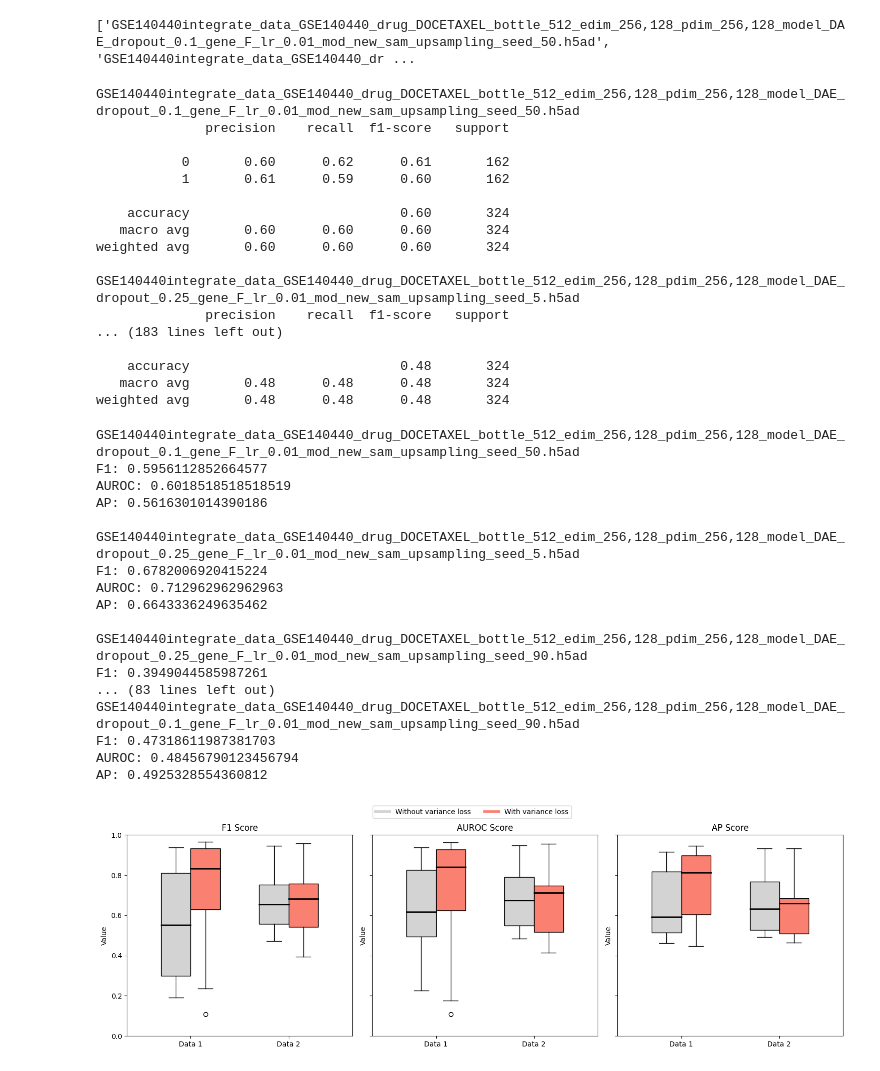
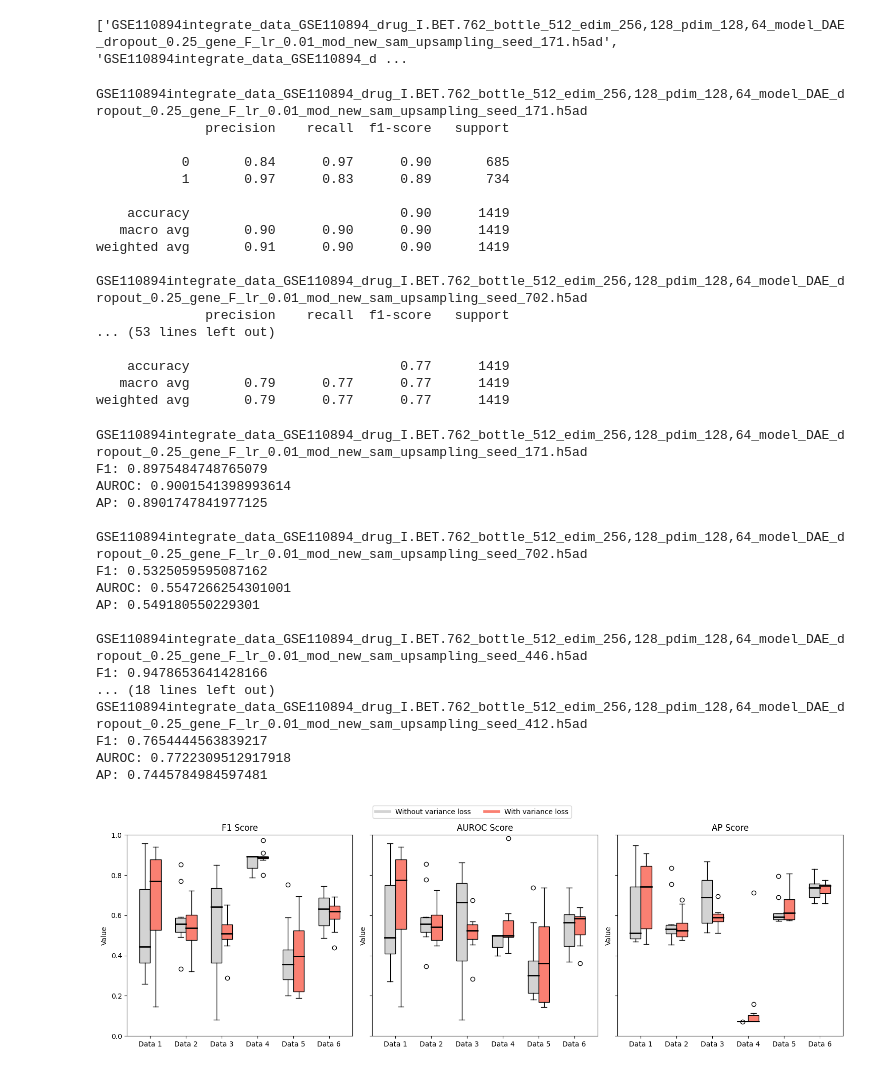
Before and after one commit to jonasburian/scDEAL, a Jupyter notebook: casestudy/variance.ipynb, the cells around one changed output. Saved outputs shown, nothing was run; the diff lists cells and outputs as text; code cells hidden in the pictures.

```diff
--- a/casestudy/variance.ipynb
+++ b/casestudy/variance.ipynb
@@ -5,12 +5,12 @@ from sklearn.metrics import f1_score, roc_auc_score, average_precision_score, cl
 import numpy as np
 import matplotlib.pyplot as plt
 # %%
-base = '../save/adata/GSE140440/'
+base = '../save/adata/'
 files = [f for f in os.listdir(base) if os.path.isfile(os.path.join(base, f))]
 
 print(files)
 # %% [output]
-['GSE140440integrate_data_GSE140440_drug_DOCETAXEL_bottle_512_edim_256,128_pdim_256,128_model_DAE_dropout_0.1_gene_F_lr_0.01_mod_new_sam_upsampling_seed_50.h5ad', 'GSE140440integrate_data_GSE140440_dr ...
+['GSE110894integrate_data_GSE110894_drug_I.BET.762_bottle_512_edim_256,128_pdim_128,64_model_DAE_dropout_0.25_gene_F_lr_0.01_mod_new_sam_upsampling_seed_171.h5ad', 'GSE110894integrate_data_GSE110894_d ...
 # %%
 for filename in files:
     print(filename)
@@ -19,25 +19,25 @@ for filename in files:
     sens_gt = grouth_truth = adata.obs['sensitive']
     sens_pred = adata.obs["sens_label"]
 
-    print(classification_report(sens_gt, sens_pred))
+    print(classification_report(sens_gt, sens_pred, zero_division=0.0))
 # %% [output]
-GSE140440integrate_data_GSE140440_drug_DOCETAXEL_bottle_512_edim_256,128_pdim_256,128_model_DAE_dropout_0.1_gene_F_lr_0.01_mod_new_sam_upsampling_seed_50.h5ad
+GSE110894integrate_data_GSE110894_drug_I.BET.762_bottle_512_edim_256,128_pdim_128,64_model_DAE_dropout_0.25_gene_F_lr_0.01_mod_new_sam_upsampling_seed_171.h5ad
               precision    recall  f1-score   support
 
-           0       0.60      0.62      0.61       162
-           1       0.61      0.59      0.60       162
+           0       0.84      0.97      0.90       685
+           1       0.97      0.83      0.89       734
 
-    accuracy                           0.60       324
-   macro avg       0.60      0.60      0.60       324
-weighted avg       0.60      0.60      0.60       324
+    accuracy                           0.90      1419
+   macro avg       0.90      0.90      0.90      1419
+weighted avg       0.91      0.90      0.90      1419
 
-GSE140440integrate_data_GSE140440_drug_DOCETAXEL_bottle_512_edim_256,128_pdim_256,128_model_DAE_dropout_0.25_gene_F_lr_0.01_mod_new_sam_upsampling_seed_5.h5ad
+GSE110894integrate_data_GSE110894_drug_I.BET.762_bottle_512_edim_256,128_pdim_128,64_model_DAE_dropout_0.25_gene_F_lr_0.01_mod_new_sam_upsampling_seed_702.h5ad
               precision    recall  f1-score   support
-... (183 lines left out)
+... (53 lines left out)
 
-    accuracy                           0.48       324
-   macro avg       0.48      0.48      0.48       324
-weighted avg       0.48      0.48      0.48       324
+    accuracy                           0.77      1419
+   macro avg       0.79      0.77      0.77      1419
+weighted avg       0.79      0.77      0.77      1419
 # %%
 # Comparison of models with and without variance loss
 
@@ -58,10 +58,10 @@ for filename in files:
     true = adata.obs['sensitive']
     pred = adata.obs["sens_label"]
 
-    report = classification_report(sens_gt, sens_pred)
-    f1 = f1_score(true, pred)
-    auroc = roc_auc_score(true, pred)
-    ap = average_precision_score(true, pred)
+    report = classification_report(true, pred, output_dict=True, zero_division=0.0)['weighted avg']
+    f1 = report['f1-score']
+    auroc = roc_auc_score(true, pred, average="weighted")
+    ap = average_precision_score(true, pred, average="weighted")
 
     print(f"F1: {f1}")
     print(f"AUROC: {auroc}")
@@ -76,26 +76,26 @@ for filename in files:
 
 # AP
 # %% [output]
-GSE140440integrate_data_GSE140440_drug_DOCETAXEL_bottle_512_edim_256,128_pdim_256,128_model_DAE_dropout_0.1_gene_F_lr_0.01_mod_new_sam_upsampling_seed_50.h5ad
-F1: 0.5956112852664577
-AUROC: 0.6018518518518519
-AP: 0.5616301014390186
+GSE110894integrate_data_GSE110894_drug_I.BET.762_bottle_512_edim_256,128_pdim_128,64_model_DAE_dropout_0.25_gene_F_lr_0.01_mod_new_sam_upsampling_seed_171.h5ad
+F1: 0.8975484748765079
+AUROC: 0.9001541398993614
+AP: 0.8901747841977125
 
-GSE140440integrate_data_GSE140440_drug_DOCETAXEL_bottle_512_edim_256,128_pdim_256,128_model_DAE_dropout_0.25_gene_F_lr_0.01_mod_new_sam_upsampling_seed_5.h5ad
-F1: 0.6782006920415224
-AUROC: 0.712962962962963
-AP: 0.6643336249635462
+GSE110894integrate_data_GSE110894_drug_I.BET.762_bottle_512_edim_256,128_pdim_128,64_model_DAE_dropout_0.25_gene_F_lr_0.01_mod_new_sam_upsampling_seed_702.h5ad
+F1: 0.5325059595087162
+AUROC: 0.5547266254301001
+AP: 0.549180550229301
 
-GSE140440integrate_data_GSE140440_drug_DOCETAXEL_bottle_512_edim_256,128_pdim_256,128_model_DAE_dropout_0.25_gene_F_lr_0.01_mod_new_sam_upsampling_seed_90.h5ad
-F1: 0.3949044585987261
-... (83 lines left out)
-GSE140440integrate_data_GSE140440_drug_DOCETAXEL_bottle_512_edim_256,128_pdim_256,128_model_DAE_dropout_0.1_gene_F_lr_0.01_mod_new_sam_upsampling_seed_90.h5ad
-F1: 0.47318611987381703
-AUROC: 0.48456790123456794
-AP: 0.4925328554360812
+GSE110894integrate_data_GSE110894_drug_I.BET.762_bottle_512_edim_256,128_pdim_128,64_model_DAE_dropout_0.25_gene_F_lr_0.01_mod_new_sam_upsampling_seed_446.h5ad
+F1: 0.9478653641428166
+... (18 lines left out)
+GSE110894integrate_data_GSE110894_drug_I.BET.762_bottle_512_edim_256,128_pdim_128,64_model_DAE_dropout_0.25_gene_F_lr_0.01_mod_new_sam_upsampling_seed_412.h5ad
+F1: 0.7654444563839217
+AUROC: 0.7722309512917918
+AP: 0.7445784984597481
 # %%
 base_dir = '../save/adata/'
-datasets = ["GSE110894", "GSE140440"]
+datasets = ["GSE110894", "GSE140440", "GSE149383", "GSE112274", "GSE117872_HN120", "GSE117872_HN137"]
 dataset_mapping = {dataset: f"Data {i + 1}" for i, dataset in enumerate(datasets)}
 
 metric_keys = ["F1", "AUROC", "AP"]
@@ -117,11 +117,12 @@ for dataset in datasets:
         true = adata.obs['sensitive']
         pred = adata.obs["sens_label"]
 
-        f1 = f1_score(true, pred)
+        #f1 = f1_score(true, pred)
+        f1 = classification_report(true, pred, output_dict=True, zero_division=0.0)['weighted avg']['f1-score']
         auroc = roc_auc_score(true, pred)
         ap = average_precision_score(true, pred)
 
-        if 'dropout_0.1' in filename:
+        if 'dropout_0.1' in filename or 'dropout_0.3' in filename:
             variance_type = "Without variance loss"
         elif 'dropout_0.25' in filename:
             variance_type = "With variance loss"
@@ -132,31 +133,31 @@ for dataset in datasets:
         results[dataset_mapping[dataset]][variance_type]["AUROC"].append(auroc)
         results[dataset_mapping[dataset]][variance_type]["AP"].append(ap)
 
 fig, axs = plt.subplots(1, 3, figsize=(15, 5), sharey=True)
 
 metrics = ["F1", "AUROC", "AP"]
 medianprops = dict(color='black', linewidth=2)
 
 for i, (ax, metric) in enumerate(zip(axs, metrics)):
     data_without_transfer = [results[dataset][variance_types[0]][metric] for dataset in dataset_mapping.values()]
     data_with_transfer = [results[dataset][variance_types[1]][metric] for dataset in dataset_mapping.values()]
 
     ax.boxplot(data_without_transfer, positions=np.arange(len(datasets)) - 0.15, widths=0.3, patch_artist=True,
                boxprops=dict(facecolor='lightgray'), medianprops=medianprops, labels=dataset_mapping.values())
     ax.boxplot(data_with_transfer, positions=np.arange(len(datasets)) + 0.15, widths=0.3, patch_artist=True,
                boxprops=dict(facecolor='salmon'), medianprops=medianprops, labels=dataset_mapping.values())
 
     ax.set_title(f'{metric} Score')
     ax.set_xticks(np.arange(len(datasets)))
     ax.set_xticklabels(dataset_mapping.values())
     ax.set_ylim([0, 1])
     ax.set_ylabel('Value')
 
 handles = [plt.Line2D([0], [0], color='lightgray', lw=4, label='Without variance loss'),
            plt.Line2D([0], [0], color='salmon', lw=4, label='With variance loss')]
 fig.legend(handles=handles, loc='upper center', ncol=2)
 
 plt.tight_layout(rect=[0, 0, 1, 0.95])
 plt.show()
 # %% [output]
-[figure, old version]
+[figure, new version]
```
